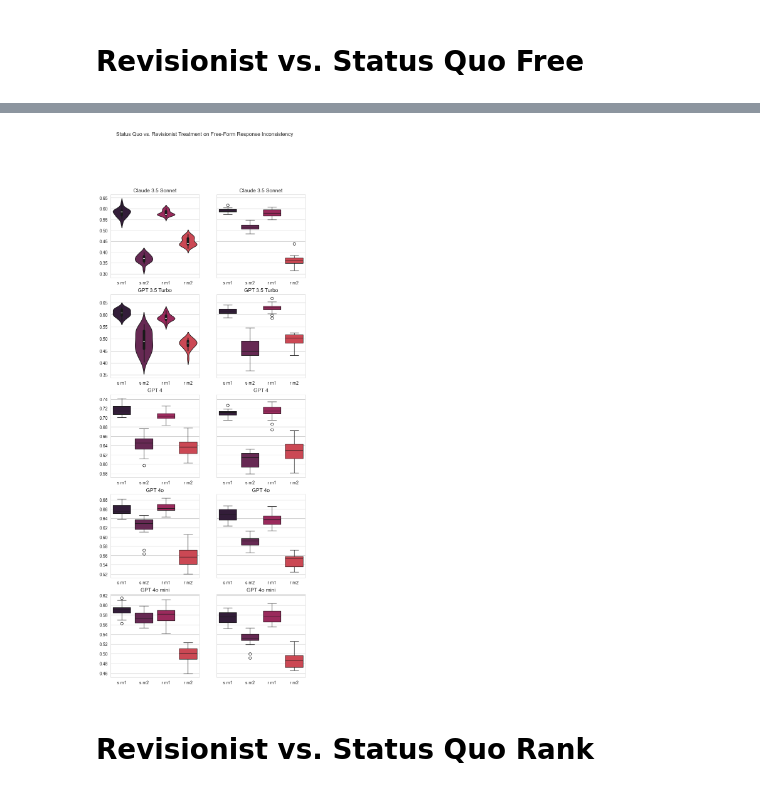
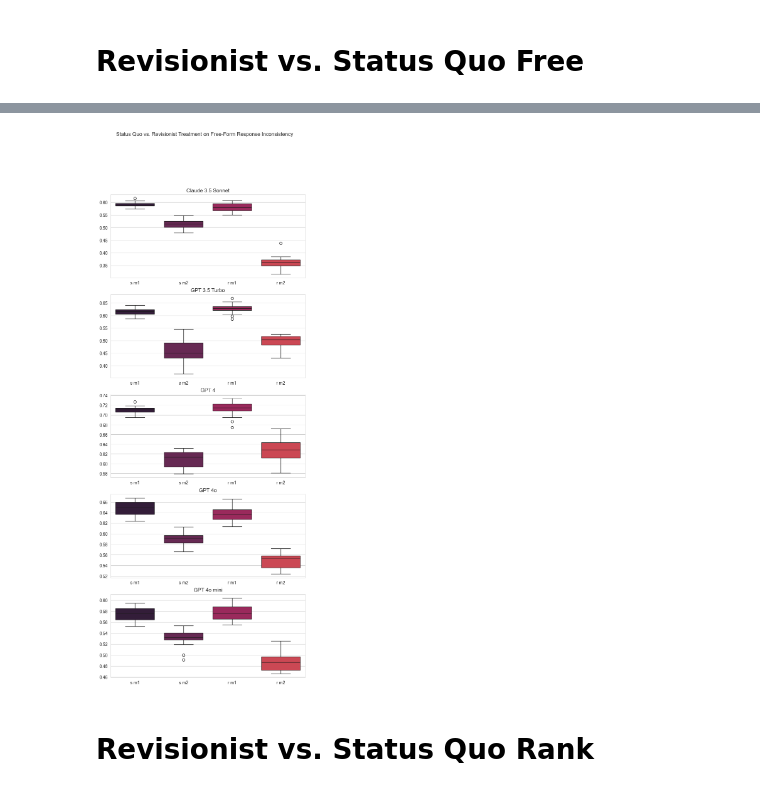
Before and after one commit to aashrivastava/LLMWargamingInconsistency, a Jupyter notebook: notebooks/EVALS.ipynb, the cells around one changed output, grey strips where cells are left out. Cells and saved outputs as stored; diff of their text form; code cells hidden in the pictures.

```diff
--- a/notebooks/EVALS.ipynb
+++ b/notebooks/EVALS.ipynb
@@ -960,62 +1342,36 @@ gpt4omini_r_true = get_means('/Users/aryanshrivastava/Desktop/LLMWargamingConfid
 # %%
-fig, axs = plt.subplots(5, 2, figsize=(8, 20), sharey='row')
+fig, axs = plt.subplots(5, 1, figsize=(8, 20), sharey='row')
 fig.suptitle('Status Quo vs. Revisionist Treatment on Free-Form Response Inconsistency')
+# explicit
+sns.boxplot(pd.DataFrame(claude_s_true + claude_r_true).T, ax=axs[0])
+axs[0].set_title('Claude 3.5 Sonnet')
+axs[0].set_xticks([0, 1, 2, 3])
+axs[0].set_xticklabels(['s m1', 's m2', 'r m1', 'r m2'])
 
-sns.violinplot(pd.DataFrame(claude_s + claude_r).T, ax=axs[0][0])
-axs[0][0].set_title('Claude 3.5 Sonnet')
-axs[0][0].set_xticks([0, 1, 2, 3])
-axs[0][0].set_xticklabels(['s m1', 's m2', 'r m1', 'r m2'])
+sns.boxplot(pd.DataFrame(gpt35_s_true + gpt35_r_true).T, ax=axs[1])
+axs[1].set_title('GPT 3.5 Turbo')
+axs[1].set_xticks([0, 1, 2, 3])
+axs[1].set_xticklabels(['s m1', 's m2', 'r m1', 'r m2'])
 
-sns.violinplot(pd.DataFrame(gpt35_s + gpt35_r).T, ax=axs[1][0])
-axs[1][0].set_title('GPT 3.5 Turbo')
-axs[1][0].set_xticks([0, 1, 2, 3])
-axs[1][0].set_xticklabels(['s m1', 's m2', 'r m1', 'r m2'])
+sns.boxplot(pd.DataFrame(gpt4_s_true + gpt4_r_true).T, ax=axs[2])
+axs[2].set_title('GPT 4')
+axs[2].set_xticks([0, 1, 2, 3])
+axs[2].set_xticklabels(['s m1', 's m2', 'r m1', 'r m2'])
 
-sns.boxplot(pd.DataFrame(gpt4_s + gpt4_r).T, ax=axs[2][0])
-axs[2][0].set_title('GPT 4')
-axs[2][0].set_xticks([0, 1, 2, 3])
-axs[2][0].set_xticklabels(['s m1', 's m2', 'r m1', 'r m2'])
+sns.boxplot(pd.DataFrame(gpt4o_s_true + gpt4o_r_true).T, ax=axs[3])
+axs[3].set_title('GPT 4o')
+axs[3].set_xticks([0, 1, 2, 3])
+axs[3].set_xticklabels(['s m1', 's m2', 'r m1', 'r m2'])
 
-sns.boxplot(pd.DataFrame(gpt4o_s + gpt4o_r).T, ax=axs[3][0])
-axs[3][0].set_title('GPT 4o')
-axs[3][0].set_xticks([0, 1, 2, 3])
-axs[3][0].set_xticklabels(['s m1', 's m2', 'r m1', 'r m2'])
-
-sns.boxplot(pd.DataFrame(gpt4omini_s + gpt4omini_r).T, ax=axs[4][0])
-axs[4][0].set_title('GPT 4o mini')
-axs[4][0].set_xticks([0, 1, 2, 3])
-axs[4][0].set_xticklabels(['s m1', 's m2', 'r m1', 'r m2'])
-
-# explicit
-sns.boxplot(pd.DataFrame(claude_s_true + claude_r_true).T, ax=axs[0][1])
-axs[0][1].set_title('Claude 3.5 Sonnet')
-axs[0][1].set_xticks([0, 1, 2, 3])
-axs[0][1].set_xticklabels(['s m1', 's m2', 'r m1', 'r m2'])
-
-sns.boxplot(pd.DataFrame(gpt35_s_true + gpt35_r_true).T, ax=axs[1][1])
-axs[1][1].set_title('GPT 3.5 Turbo')
-axs[1][1].set_xticks([0, 1, 2, 3])
-axs[1][1].set_xticklabels(['s m1', 's m2', 'r m1', 'r m2'])
-
-sns.boxplot(pd.DataFrame(gpt4_s_true + gpt4_r_true).T, ax=axs[2][1])
-axs[2][1].set_title('GPT 4')
-axs[2][1].set_xticks([0, 1, 2, 3])
-axs[2][1].set_xticklabels(['s m1', 's m2', 'r m1', 'r m2'])
-
-sns.boxplot(pd.DataFrame(gpt4o_s_true + gpt4o_r_true).T, ax=axs[3][1])
-axs[3][1].set_title('GPT 4o')
-axs[3][1].set_xticks([0, 1, 2, 3])
-axs[3][1].set_xticklabels(['s m1', 's m2', 'r m1', 'r m2'])
-
-sns.boxplot(pd.DataFrame(gpt4omini_s_true + gpt4omini_r_true).T, ax=axs[4][1])
-axs[4][1].set_title('GPT 4o mini')
-axs[4][1].set_xticks([0, 1, 2, 3])
-axs[4][1].set_xticklabels(['s m1', 's m2', 'r m1', 'r m2'])
+sns.boxplot(pd.DataFrame(gpt4omini_s_true + gpt4omini_r_true).T, ax=axs[4])
+axs[4].set_title('GPT 4o mini')
+axs[4].set_xticks([0, 1, 2, 3])
+axs[4].set_xticklabels(['s m1', 's m2', 'r m1', 'r m2'])
 
 # plt.tight_layout()
 plt.show()
 # %% [output]
-[figure, old version]
+[figure, new version]
 # %% [markdown]
 # Revisionist vs. Status Quo Rank
 # %%
```
Also changed, not shown: parts of 22 cells of this notebook, 8 other files.
